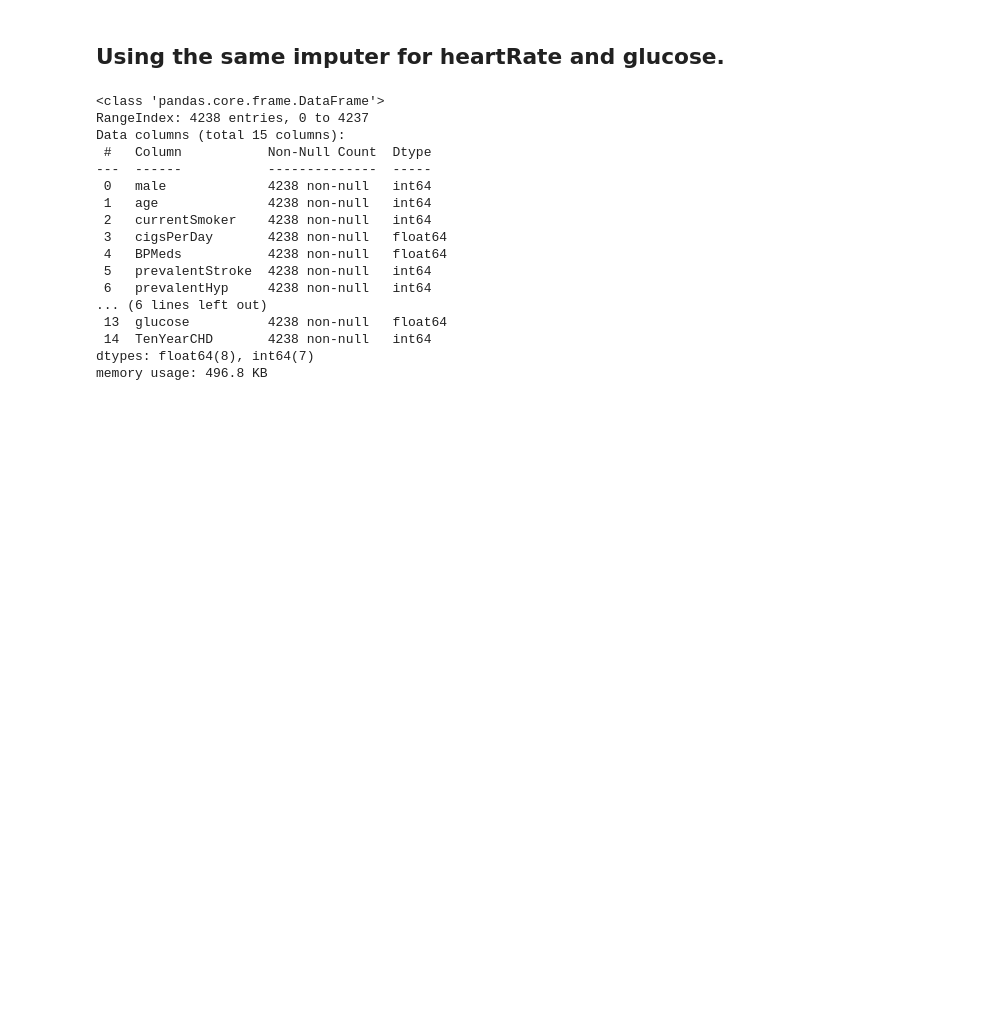
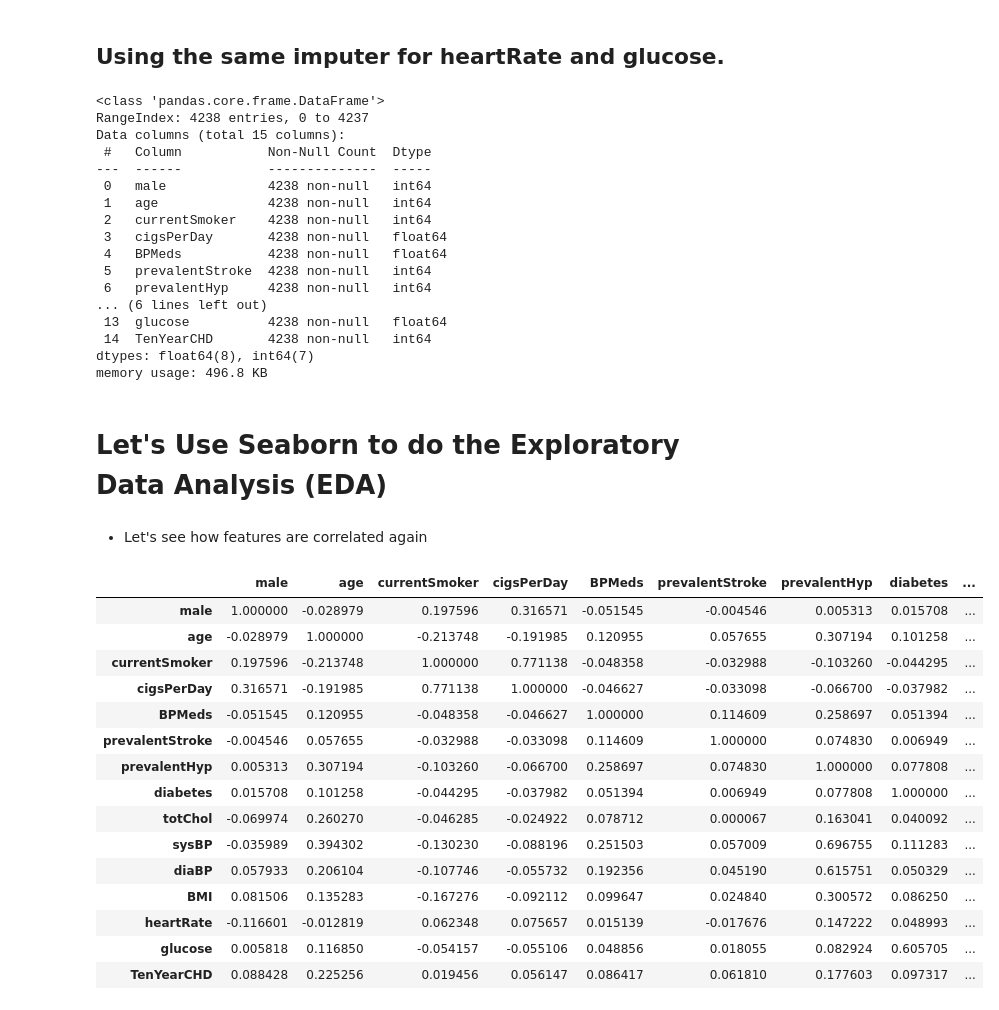
Before and after one commit to JesusNoelValMo/Machine_Learning_Book, a Jupyter notebook: Projects/Logistic_reg_prediction_heart_disease/Logistic_reg_heart_disease.ipynb, the cells around one changed output. Drawn from its saved outputs; the diff is of its cells as text; code cells hidden in the pictures; blank space fills up the shorter version.

```diff
--- a/Projects/Logistic_reg_prediction_heart_disease/Logistic_reg_heart_disease.ipynb
+++ b/Projects/Logistic_reg_prediction_heart_disease/Logistic_reg_heart_disease.ipynb
@@ -272,3 +268,26 @@ Data columns (total 15 columns):
  14  TenYearCHD       4238 non-null   int64
 dtypes: float64(8), int64(7)
 memory usage: 496.8 KB
+# %% [markdown]
+# Let's Use Seaborn to do the Exploratory Data Analysis (EDA)
+# %% [markdown]
+* Let's see how features are correlated again
+# %%
+dataset.corr()
+# %% [output]
+|  | male | age | currentSmoker | cigsPerDay | BPMeds | prevalentStroke | prevalentHyp | diabetes | ... |
+| male | 1.000000 | -0.028979 | 0.197596 | 0.316571 | -0.051545 | -0.004546 | 0.005313 | 0.015708 | ... |
+| age | -0.028979 | 1.000000 | -0.213748 | -0.191985 | 0.120955 | 0.057655 | 0.307194 | 0.101258 | ... |
+| currentSmoker | 0.197596 | -0.213748 | 1.000000 | 0.771138 | -0.048358 | -0.032988 | -0.103260 | -0.044295 | ... |
+| cigsPerDay | 0.316571 | -0.191985 | 0.771138 | 1.000000 | -0.046627 | -0.033098 | -0.066700 | -0.037982 | ... |
+| BPMeds | -0.051545 | 0.120955 | -0.048358 | -0.046627 | 1.000000 | 0.114609 | 0.258697 | 0.051394 | ... |
+| prevalentStroke | -0.004546 | 0.057655 | -0.032988 | -0.033098 | 0.114609 | 1.000000 | 0.074830 | 0.006949 | ... |
+| prevalentHyp | 0.005313 | 0.307194 | -0.103260 | -0.066700 | 0.258697 | 0.074830 | 1.000000 | 0.077808 | ... |
+| diabetes | 0.015708 | 0.101258 | -0.044295 | -0.037982 | 0.051394 | 0.006949 | 0.077808 | 1.000000 | ... |
+| totChol | -0.069974 | 0.260270 | -0.046285 | -0.024922 | 0.078712 | 0.000067 | 0.163041 | 0.040092 | ... |
+| sysBP | -0.035989 | 0.394302 | -0.130230 | -0.088196 | 0.251503 | 0.057009 | 0.696755 | 0.111283 | ... |
+| diaBP | 0.057933 | 0.206104 | -0.107746 | -0.055732 | 0.192356 | 0.045190 | 0.615751 | 0.050329 | ... |
+| BMI | 0.081506 | 0.135283 | -0.167276 | -0.092112 | 0.099647 | 0.024840 | 0.300572 | 0.086250 | ... |
+| heartRate | -0.116601 | -0.012819 | 0.062348 | 0.075657 | 0.015139 | -0.017676 | 0.147222 | 0.048993 | ... |
+| glucose | 0.005818 | 0.116850 | -0.054157 | -0.055106 | 0.048856 | 0.018055 | 0.082924 | 0.605705 | ... |
+| TenYearCHD | 0.088428 | 0.225256 | 0.019456 | 0.056147 | 0.086417 | 0.061810 | 0.177603 | 0.097317 | ... |
```
Also changed, not shown: parts of 26 cells of this notebook.
